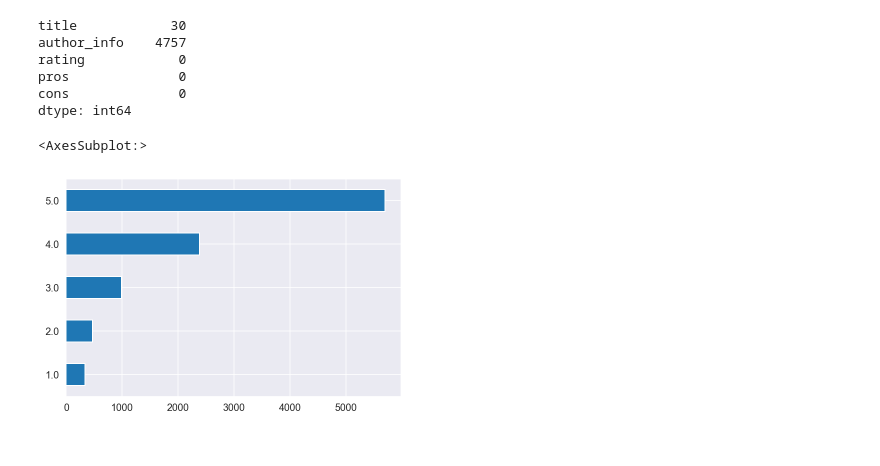
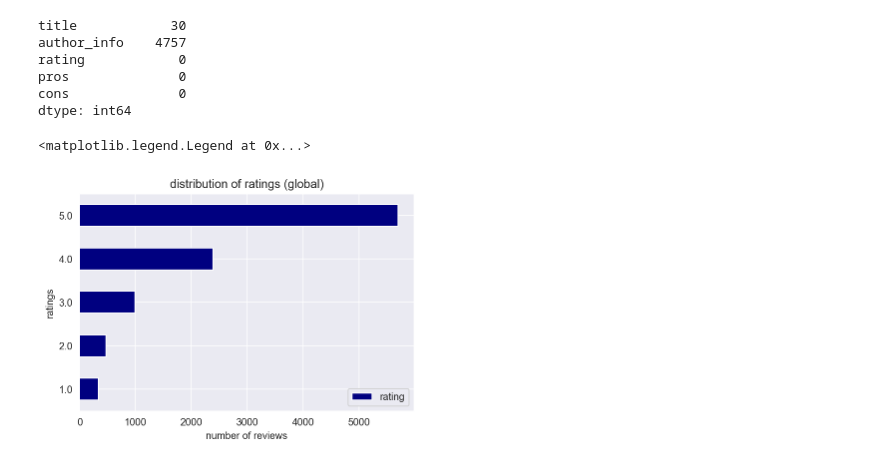
Before and after one commit to hitomi1104/sf_employee_review, a Jupyter notebook: global/EDA.ipynb, the cells around one changed output. Saved outputs shown, nothing was run; the diff lists cells and outputs as text; code cells hidden in the pictures.

```diff
--- a/global/EDA.ipynb
+++ b/global/EDA.ipynb
@@ -100,11 +101,15 @@ pros              0
 cons              0
 dtype: int64
 # %%
-df['rating'].unique()
-df['rating'].value_counts().sort_values().plot(kind = 'barh')
+plt.title('distribution of ratings (global)')
+
+ax = df['rating'].value_counts().sort_values().plot(kind = 'barh', color = 'navy')
+ax.set_xlabel("number of reviews")
+ax.set_ylabel("ratings")
+ax.legend()
 # %% [output]
-<AxesSubplot:>
+<matplotlib.legend.Legend at 0x...>
-[figure, old version]
+[figure, new version]
 # %%
 df_author = df.dropna()
 # %%
```
Also changed, not shown: parts of 10 cells of this notebook, 5 other files.
